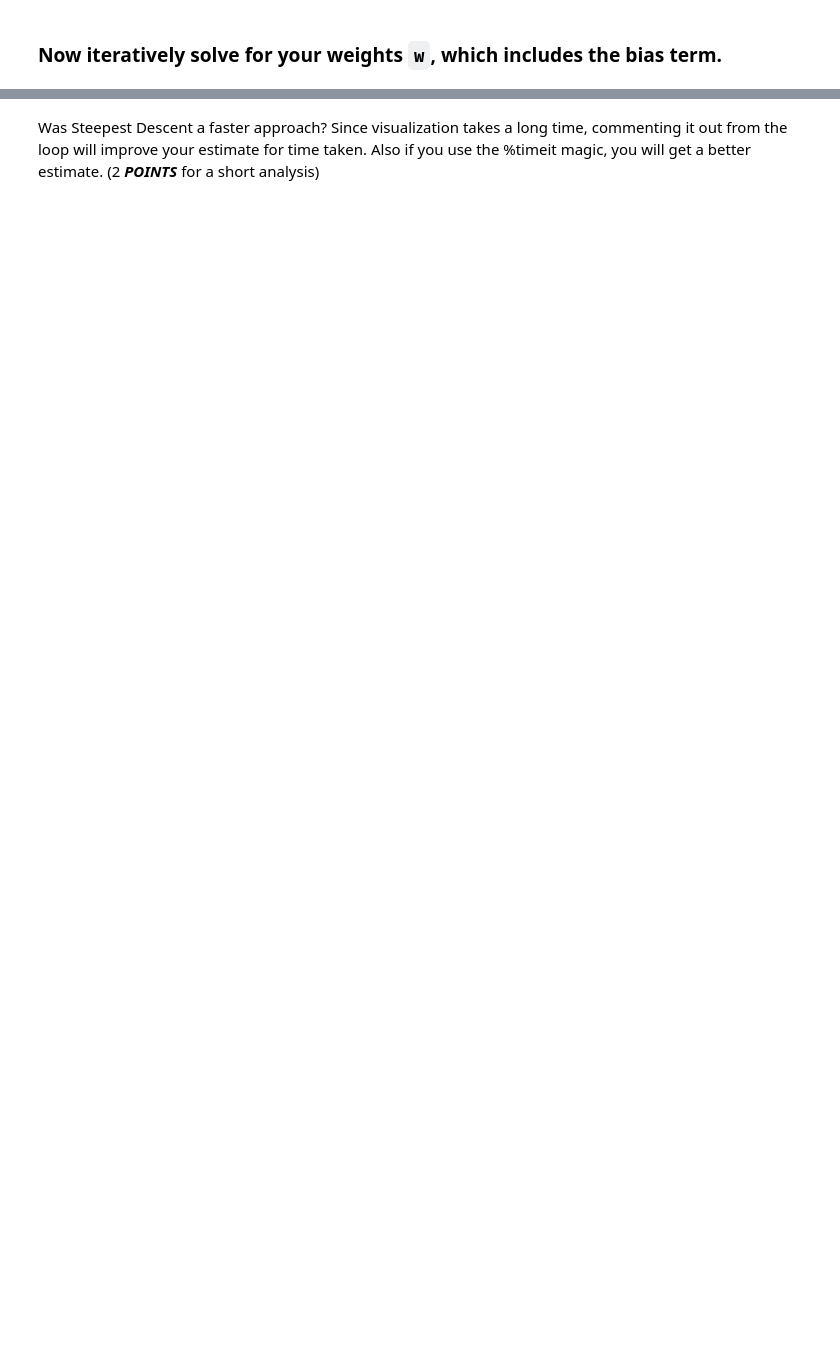
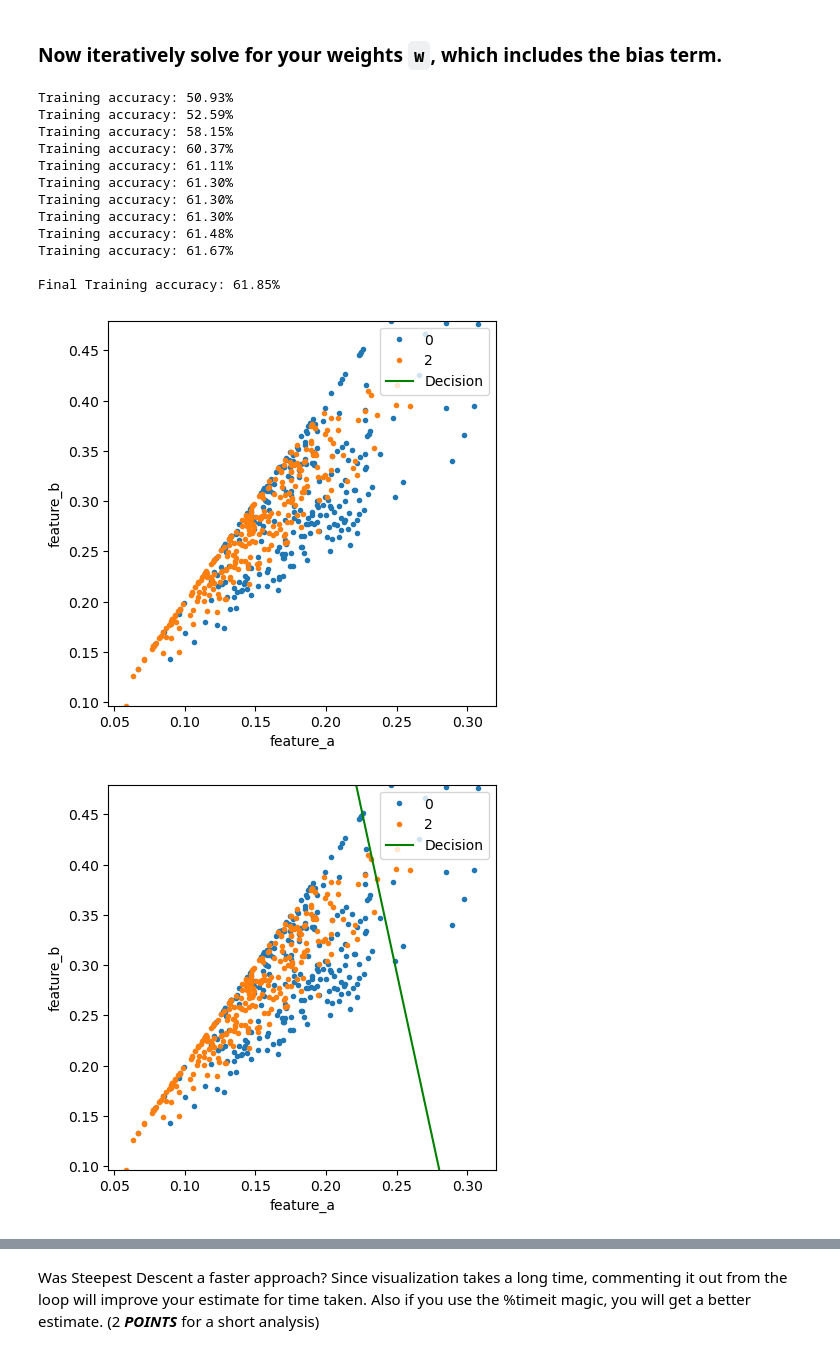
Before and after one commit to guptashrey/BME548L-Machine-Learning-Imaging, a Jupyter notebook: Homework/S2023_HW2.ipynb, the cells around one changed output, grey strips where cells are left out. Cells and saved outputs as stored; diff of their text form; code cells hidden in the pictures; blank space fills up the shorter version.

```diff
--- a/Homework/S2023_HW2.ipynb
+++ b/Homework/S2023_HW2.ipynb
@@ -467,14 +523,37 @@ def logistic_gradient(features, labels, weights):
 # %%
 # 4 POINTS for correct implementation
 w = np.random.rand(3) # init weights to some random value.
-num_iterations = 0 # set this to the number of iterations
+num_iterations = 200 # set this to the number of iterations
 step_size = 1e-3 # This may also need to be adjusted
 start_t = time()
 
 for i in range(num_iterations):
     # calculate the gradient at the current weight vector
     # update w some step_size in the direction of steepest descent
     # make plots every 20 iters
+    gradient = linear_gradient(X_features_updated, pseudo_y_train, w)
+    w = w - gradient * step_size
 
+    if i % 20 == 0:
+        print(f"Training accuracy: {format(accuracy_metrics(X_features_updated, w, pseudo_y_train), '.2f')}%")
+        visualize_model(X_features_updated, pseudo_y_train, w)
 end_t = time()
+
 # print final accuracies and plot the decision boundary
+print(f"\nFinal Training accuracy: {format(accuracy_metrics(X_features_updated, w, pseudo_y_train), '.2f')}%")
+visualize_model(X_features_updated, pseudo_y_train, w)
+# %% [output]
+Training accuracy: 50.93%
+Training accuracy: 52.59%
+Training accuracy: 58.15%
+Training accuracy: 60.37%
+Training accuracy: 61.11%
+Training accuracy: 61.30%
+Training accuracy: 61.30%
+Training accuracy: 61.30%
+Training accuracy: 61.48%
+Training accuracy: 61.67%
+
+Final Training accuracy: 61.85%
+[figure, added]
+[figure, added]
```
Also changed, not shown: parts of 16 cells of this notebook.
